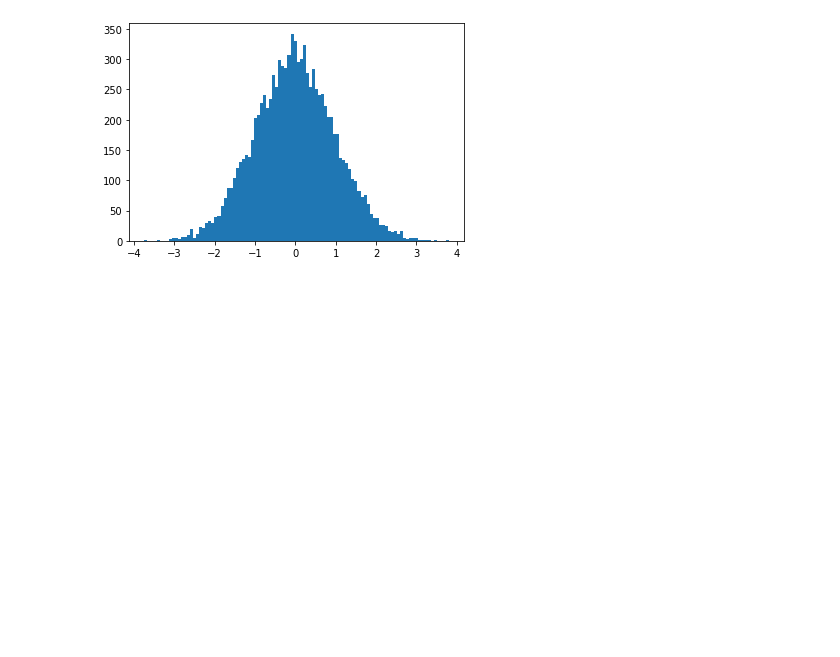
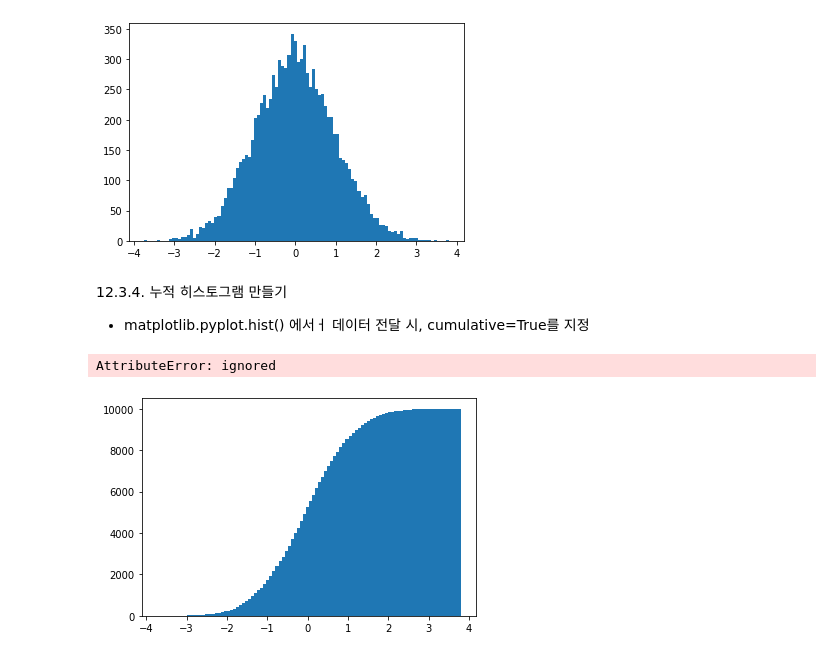
Before and after one commit to redrabbit329/colab_pypydl, a Jupyter notebook: Ch12_1.ipynb, the cells around one changed output. Cells and saved outputs as stored; diff of their text form; code cells hidden in the pictures; blank space fills up the shorter version.

```diff
--- a/Ch12_1.ipynb
+++ b/Ch12_1.ipynb
@@ -171,3 +171,26 @@ plt.show()
 # %% [output]
 AttributeError: ignored
 [figure]
+# %% [markdown]
+12.3.4. 누적 히스토그램 만들기
+   - matplotlib.pyplot.hist() 에서ㅓ 데이터 전달 시, cumulative=True를 지정
+# %%
+# 12-17
+import numpy as np
+import matplotlib.pyplot as plt
+
+%matplotlib inline
+
+np.random.seed(0)
+data = np.random.randn(10000)
+
+#plt.hist(data, bins=100)
+#plt.hist(data, normed = True)
+#plt.hist(data, cumulative=True)
+#plt.show()
+
+plt.hist(data,bins=100,normed=True,cumulative=True)
+plt.show()
+# %% [output]
+AttributeError: ignored
+[figure, added]
```
Also changed, not shown: parts of 28 cells of this notebook.
